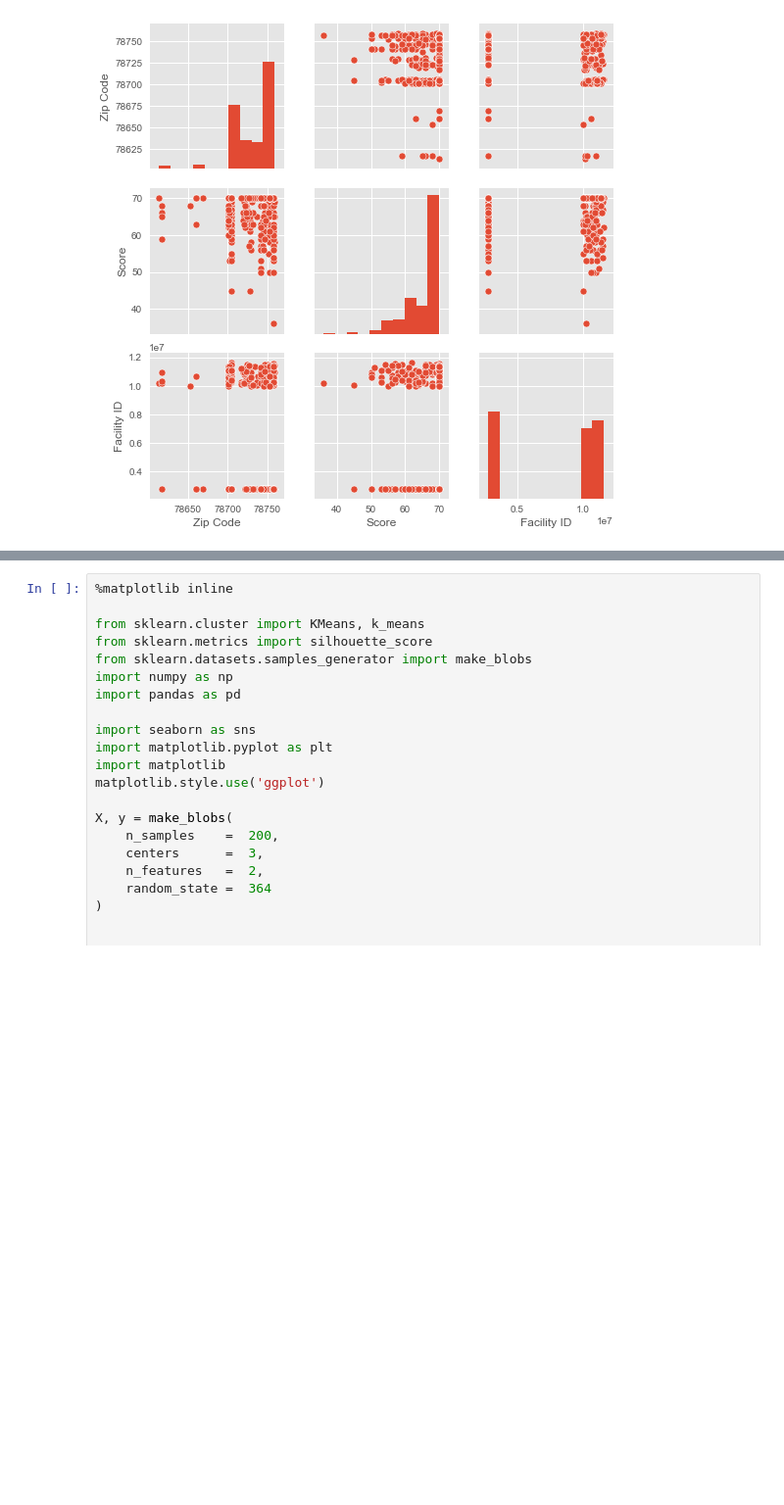
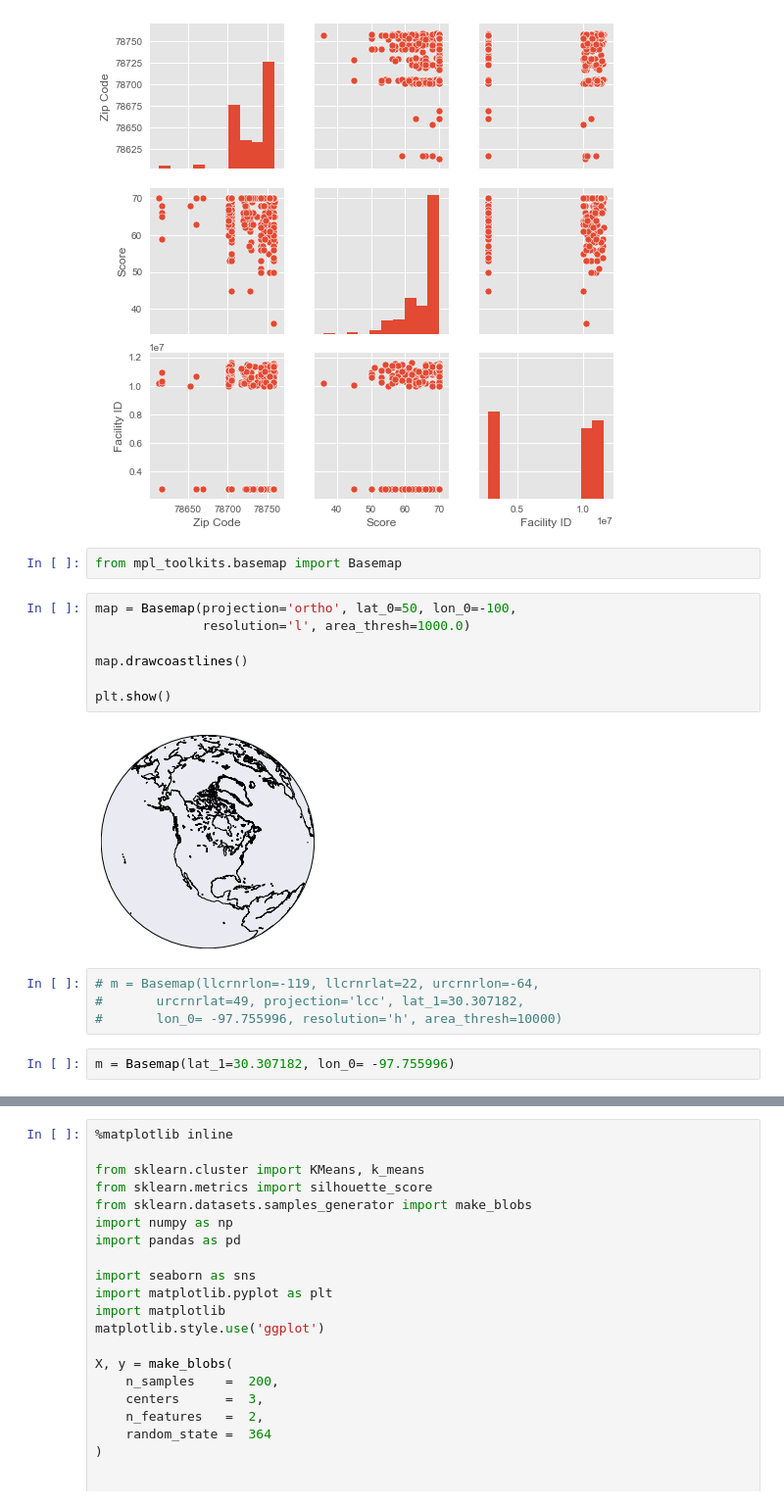
Before and after one commit to rmorelli75/GA_Capstone, a Jupyter notebook: Capstone Pt. 3 Models.ipynb, the cells around one changed output, grey strips where cells are left out. Shown at 98% size. Saved outputs shown, nothing was run; the diff lists cells and outputs as text; blank space fills up the shorter version.

```diff
--- a/Capstone Pt. 3 Models.ipynb
+++ b/Capstone Pt. 3 Models.ipynb
@@ -503,3 +354,20 @@ sns.pairplot(dirties[["Zip Code", "Score", "Facility ID"]])
 # %% [output]
 <seaborn.axisgrid.PairGrid at 0x...>
 [figure]
+# %%
+from mpl_toolkits.basemap import Basemap
+# %%
+map = Basemap(projection='ortho', lat_0=50, lon_0=-100,
+              resolution='l', area_thresh=1000.0)
+
+map.drawcoastlines()
+
+plt.show()
+# %% [output]
+[figure, added]
+# %%
+# m = Basemap(llcrnrlon=-119, llcrnrlat=22, urcrnrlon=-64,
+#       urcrnrlat=49, projection='lcc', lat_1=30.307182,
+#       lon_0= -97.755996, resolution='h', area_thresh=10000)
+# %%
+m = Basemap(lat_1=30.307182, lon_0= -97.755996)
```
Also changed, not shown: parts of 26 cells of this notebook, 1 other file.
